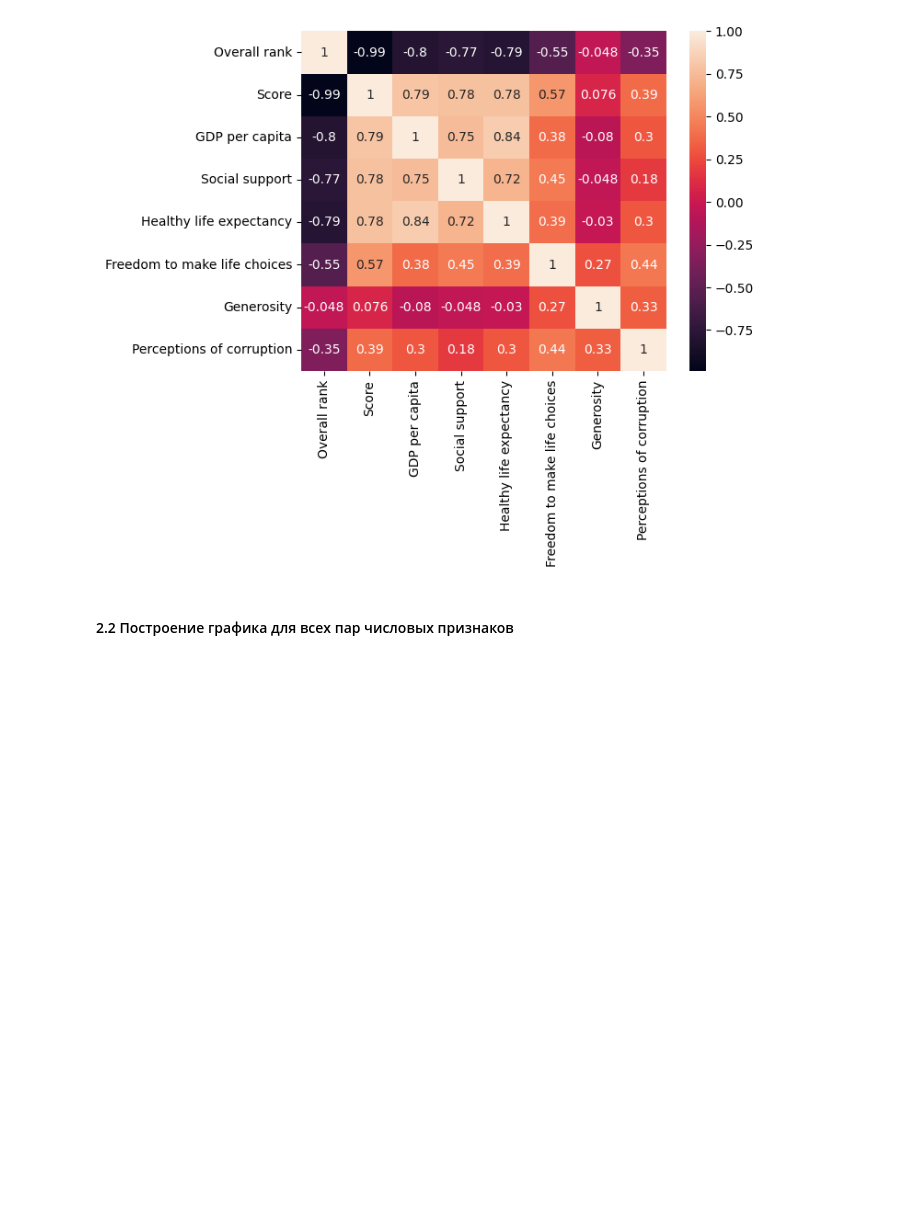
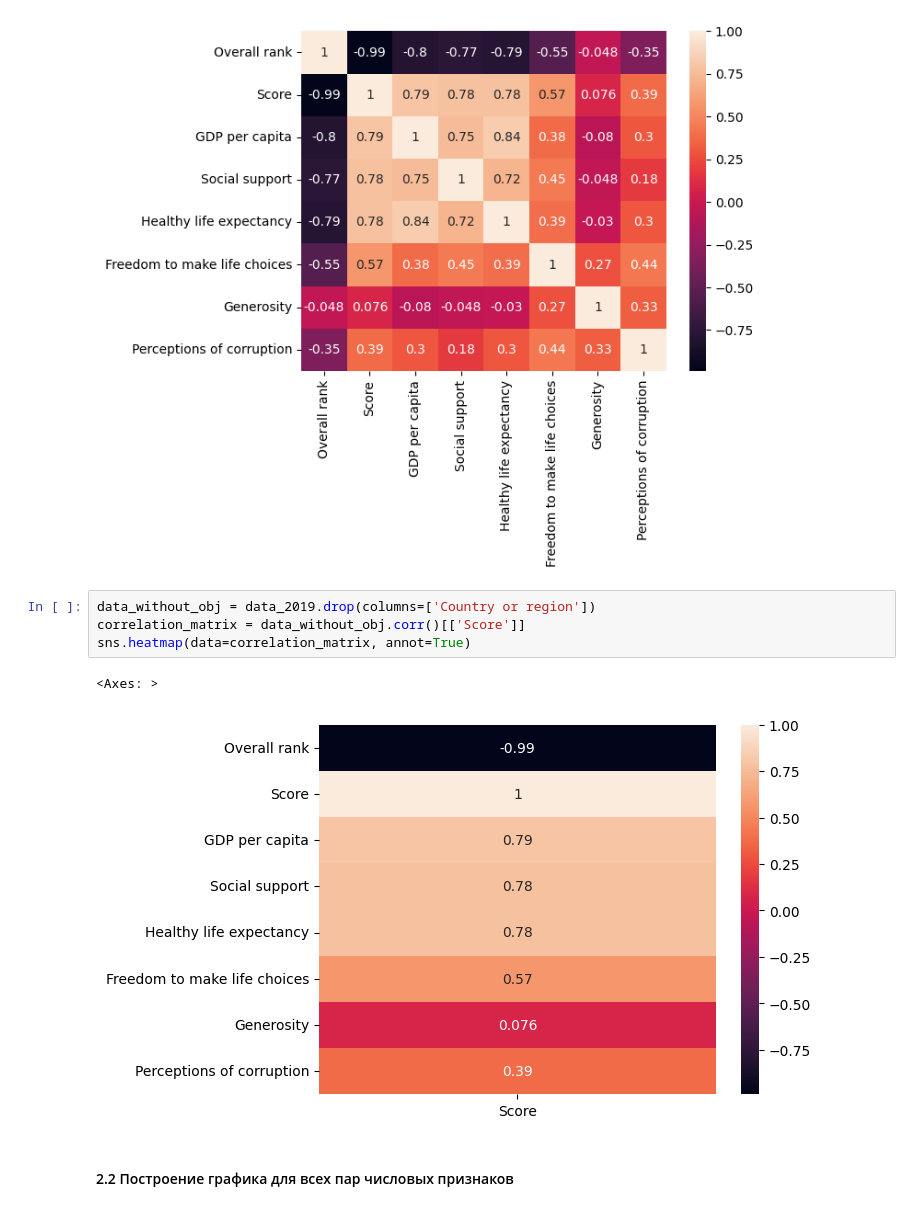
Before and after one commit to coretlwww/analysis_whr, a Jupyter notebook: notebooks/step_2.ipynb, the cells around one changed output. Saved outputs shown, nothing was run; the diff lists cells and outputs as text; blank space fills up the shorter version.

Commit message:
added correlation

```diff
--- a/notebooks/step_2.ipynb
+++ b/notebooks/step_2.ipynb
@@ -28,6 +28,13 @@ sns.heatmap(data=correlation_matrix, annot=True)
 # %% [output]
 <Axes: >
 [figure]
+# %%
+data_without_obj = data_2019.drop(columns=['Country or region'])
+correlation_matrix = data_without_obj.corr()[['Score']]
+sns.heatmap(data=correlation_matrix, annot=True)
+# %% [output]
+<Axes: >
+[figure, added]
 # %% [markdown]
 #### 2.2 Построение графика для всех пар числовых признаков
 # %%
```
